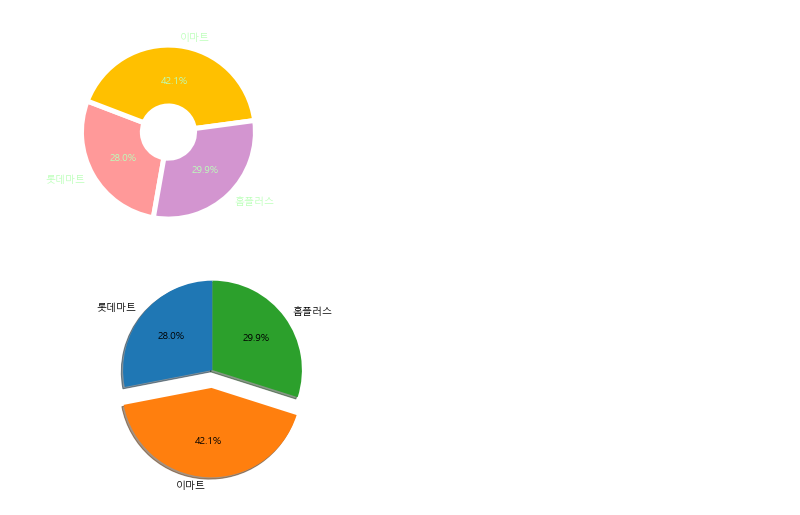
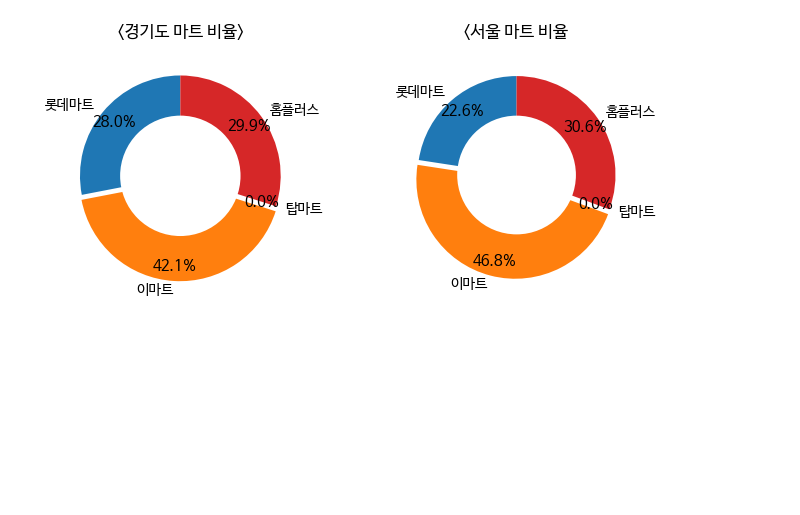
Before and after one commit to sohee0/4Mart, a Jupyter notebook: total/data_chart_sohee.ipynb, the cells around one changed output. Saved outputs shown, nothing was run; the diff lists cells and outputs as text; code cells hidden in the pictures; blank space fills up the shorter version.

```diff
--- a/total/data_chart_sohee.ipynb
+++ b/total/data_chart_sohee.ipynb
@@ -136,29 +133,0 @@ plt.show()
-# %%
-import matplotlib.pyplot as plt
-
-ratio = [30, 45, 32]
-labels = ['롯데마트', '이마트', '홈플러스']
-colors = ['#ff9999', '#ffc000', '#d395d0']
-wedgeprops={'width': 0.7, 'edgecolor': 'w', 'linewidth': 5}
-
-
-
-plt.pie(ratio, labels=labels, autopct='%.1f%%', startangle=260, counterclock=False, colors=colors, wedgeprops=wedgeprops, textprops={'color':"#bbffb9"})
-plt.show()
-# %% [output]
-[figure, removed]
-# %%
-#경기도
-labels = ['롯데마트', '이마트', '홈플러스']
-sizes = [30, 45, 32]
-explode = (0, 0.2, 0)
-
-fig1, ax1 = plt.subplots(facecolor='white')
-ax1.pie(sizes, explode=explode, labels=labels, autopct='%1.1f%%',
-        shadow=True, startangle=90)
-ax1.axis('equal')
-
-
-plt.show()
-# %% [output]
-[figure, removed]
@@ -166,0 +134,44 @@ plt.show()
+# %%
+if __name__=='__main__':
+	#### 1. pie plot으로 나타낼 데이터 입력
+
+	labels = ['롯데마트', '이마트', '탑마트', '홈플러스']
+	titles = ['<경기도 마트 비율>', '<서울 마트 비율','부산 마트 비율>']
+	colors = ['Set2']
+	data   = [[30, 45,0, 32], # 경기도
+	          [ 14,29,0,19]] # 서울
+
+	fig, axes = plt.subplots(1,2,figsize=(10,5),facecolor='white')
+	plt.subplots_adjust(wspace=0.5) # subplot간의 너비 간격 조절
+
+
+	explode = (0, 0.05, 0, 0) # 퍼짐 정도 조절
+	for i in range(2):
+		ax = axes[i] # subplot 선택
+		wedges, texts, autotexts = ax.pie(data[i], explode=explode, labels=labels,
+		                                  autopct='%1.1f%%', pctdistance=0.85,
+		                                  shadow=False, startangle=90)
+		for w in wedges: # 조각 설정
+			w.set_linewidth(0)
+			w.set_edgecolor('white')
+
+		for t in texts: # label 설정
+			t.set_color('black')
+			t.set_fontsize(14)
+
+		for a in autotexts: # 퍼센티지 설정
+			a.set_color('black')
+			a.set_fontsize(15)
+		'''
+		NOTE. 아래의 2줄은 파이차트를 도넛차트로 보이게끔 하는 trick임
+		'''
+		centre_circle = plt.Circle((0,0), 0.6, color='white', fc='white', linewidth=0)
+		ax.add_artist(centre_circle)
+
+		ax.set_title(titles[i])
+		ax.axis('equal')
+
+	# plt.savefig('ex_pieplot.png', format='png', dpi=300)
+	plt.show()
+# %% [output]
+[figure, added]
```
Also changed, not shown: parts of 12 cells of this notebook, 5 other files.
